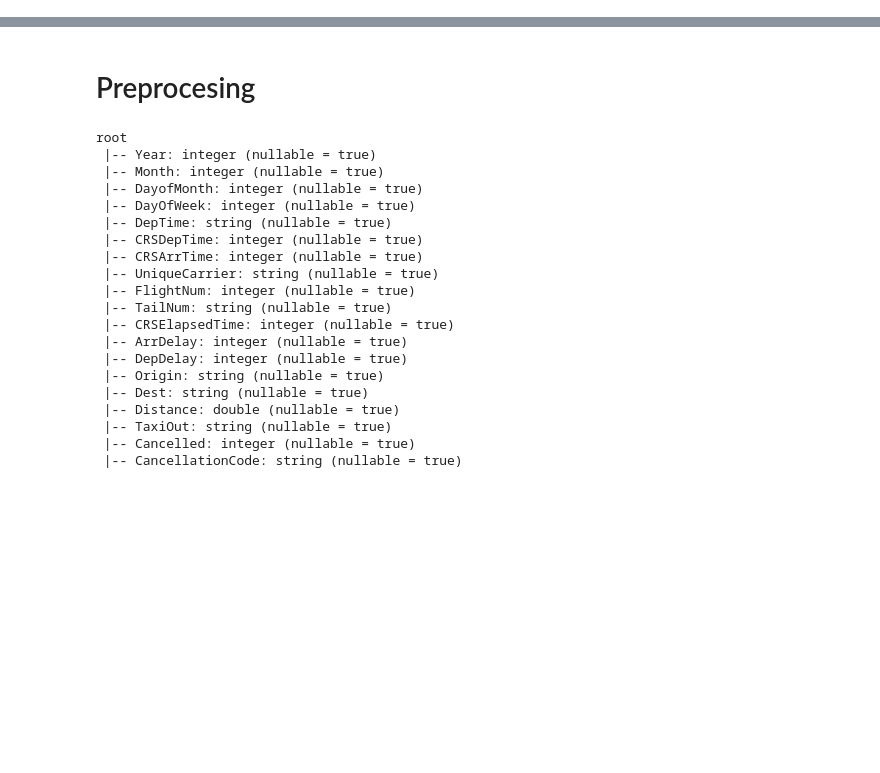
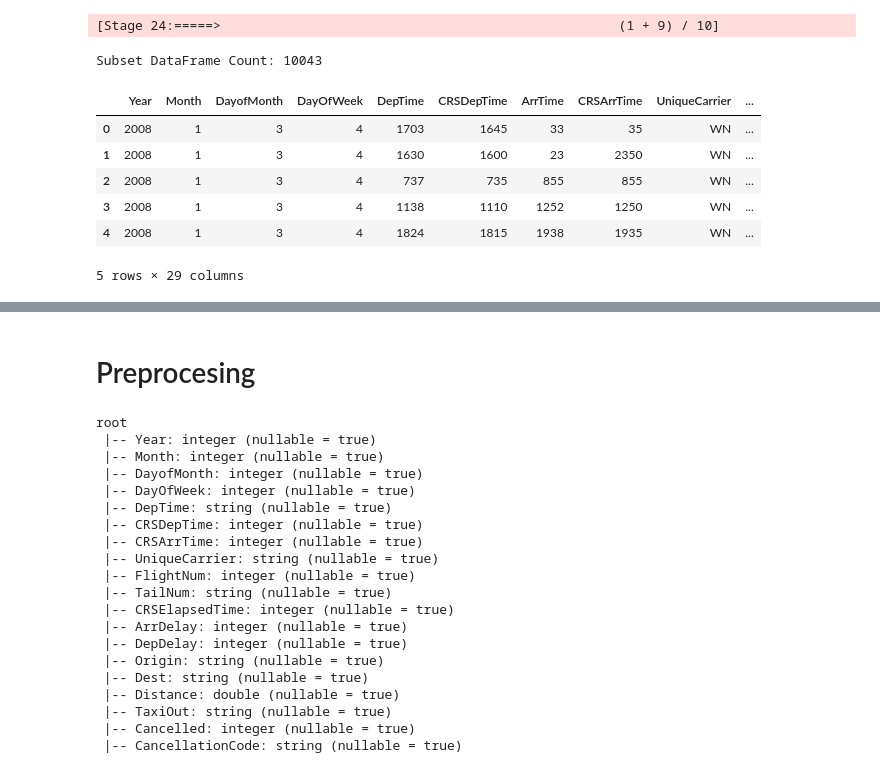
Before and after one commit to Alvaro8gb/BigDataExercises, a Jupyter notebook: app/data.ipynb, the cells around one changed output, grey strips where cells are left out. Drawn from its saved outputs; the diff is of its cells as text; code cells hidden in the pictures; blank space fills up the shorter version.

```diff
--- a/app/data.ipynb
+++ b/app/data.ipynb
@@ -19,9 +25,6 @@ spark = SparkSession.builder \
 # %%
-#DATA_2008 = "../ds/flight-2008.csv.bz2"
-DATA_1990 = "../ds/flight-1990.csv.bz2"
-#flights_df1 = spark.read.csv(DATA_2008, header=True, inferSchema=True)
-flights_df2 = spark.read.csv(DATA_1990, header=True, inferSchema=True)
-#print(flights_df1.count())
-print(flights_df2.count())
-TARGET = "ArrDelay"
+DATA_2008 = "../ds/bigData/flight-2008.csv.bz2"
+#DATA_1990 = "../ds/flight-1990.csv.bz2"
+flights_df = spark.read.csv(DATA_2008, header=True, inferSchema=True)
+print(flights_df.count())
 # %% [output]
@@ -29,3 +33,5 @@ TARGET = "ArrDelay"
-# %%
-#flights_df = flights_df1.union(flights_df2)
-flights_df = flights_df2
+# %%
+# Create a new DataFrame with only the first 1000 instances
+flights_subset_df = flights_df.sample(withReplacement=False, fraction=10000/flights_df.count(), seed=42)
+
+flights_subset_df.show(n=2)
@@ -31,0 +46,22 @@ flights_df = flights_df2
+# %%
+# Display the number of rows in the subset DataFrame
+print("Subset DataFrame Count:", flights_subset_df.count())
+
+output_path = "../ds/samples/sample_10000"
+
+#flights_subset_df.write.csv(output_path,compression="gzip")
+# %% [output]
+[Stage 24:=====>                                                   (1 + 9) / 10]
+Subset DataFrame Count: 10043
+# %%
+pandas_df = flights_subset_df.toPandas()
+
+pandas_df.head()
+# %% [output]
+|  | Year | Month | DayofMonth | DayOfWeek | DepTime | CRSDepTime | ArrTime | CRSArrTime | UniqueCarrier | ... |
+| 0 | 2008 | 1 | 3 | 4 | 1703 | 1645 | 33 | 35 | WN | ... |
+| 1 | 2008 | 1 | 3 | 4 | 1630 | 1600 | 23 | 2350 | WN | ... |
+| 2 | 2008 | 1 | 3 | 4 | 737 | 735 | 855 | 855 | WN | ... |
+| 3 | 2008 | 1 | 3 | 4 | 1138 | 1110 | 1252 | 1250 | WN | ... |
+| 4 | 2008 | 1 | 3 | 4 | 1824 | 1815 | 1938 | 1935 | WN | ... |
+5 rows × 29 columns
```
Also changed, not shown: parts of 5 cells of this notebook, 23 other files.
